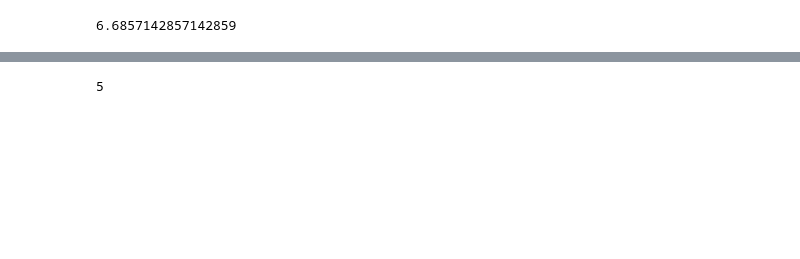
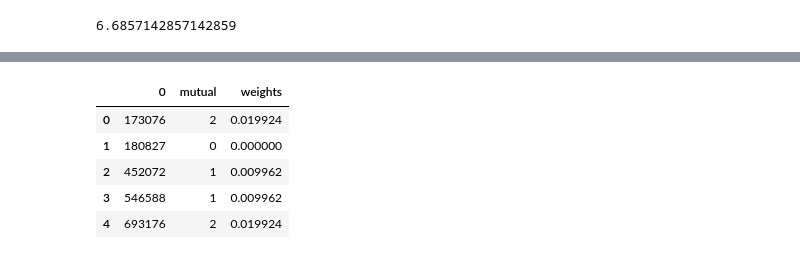
Before and after one commit to DmitrySerg/VK, a Jupyter notebook: VK_analysis.ipynb, the cells around one changed output, grey strips where cells are left out. Saved outputs shown, nothing was run; the diff lists cells and outputs as text; code cells hidden in the pictures; blank space fills up the shorter version.

```diff
--- a/VK_analysis.ipynb
+++ b/VK_analysis.ipynb
@@ -95,4 +101,9 @@ nx.draw_networkx(G)
-# %%
-length_mutual(my_id, 55578835)
-# %% [output]
-5
+# %%
+friends.head()
+# %% [output]
+|  | 0 | mutual | weights |
+| 0 | 173076 | 2 | 0.019924 |
+| 1 | 180827 | 0 | 0.000000 |
+| 2 | 452072 | 1 | 0.009962 |
+| 3 | 546588 | 1 | 0.009962 |
+| 4 | 693176 | 2 | 0.019924 |
```
Also changed, not shown: parts of 8 cells of this notebook.
